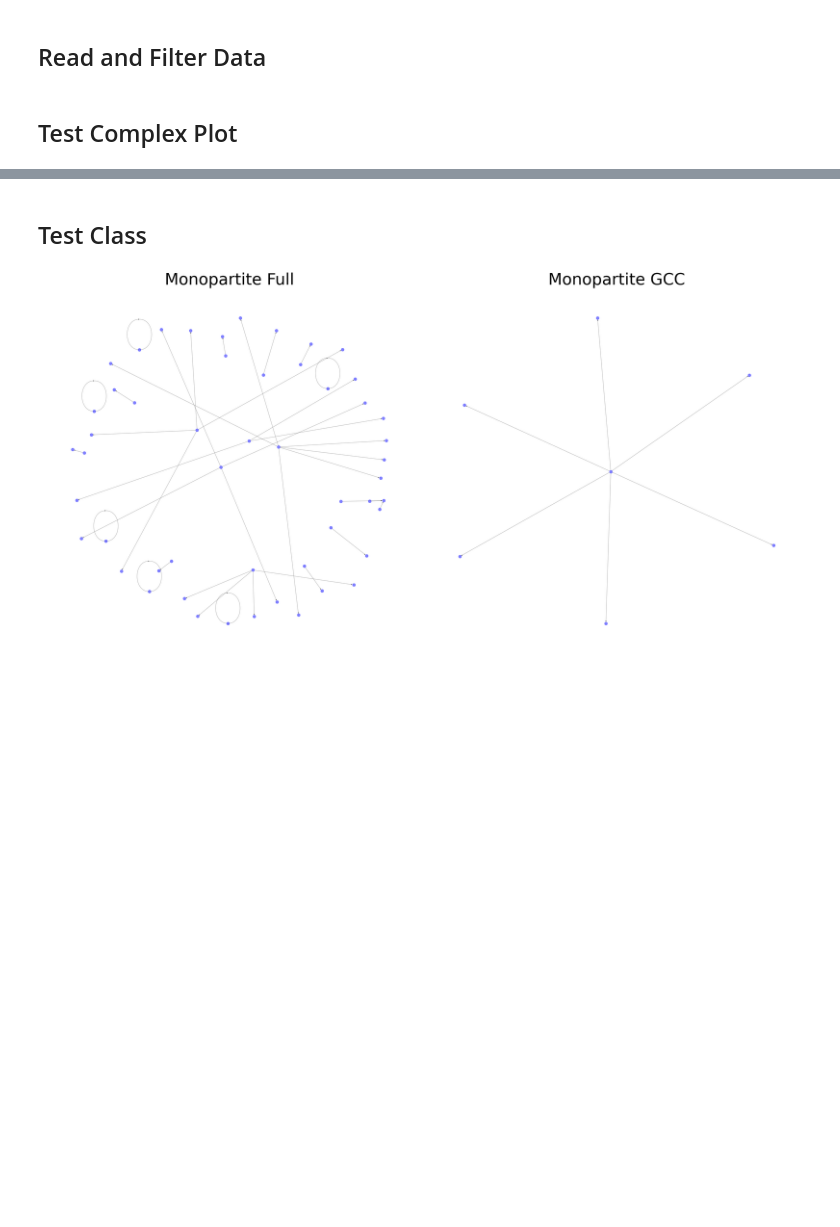
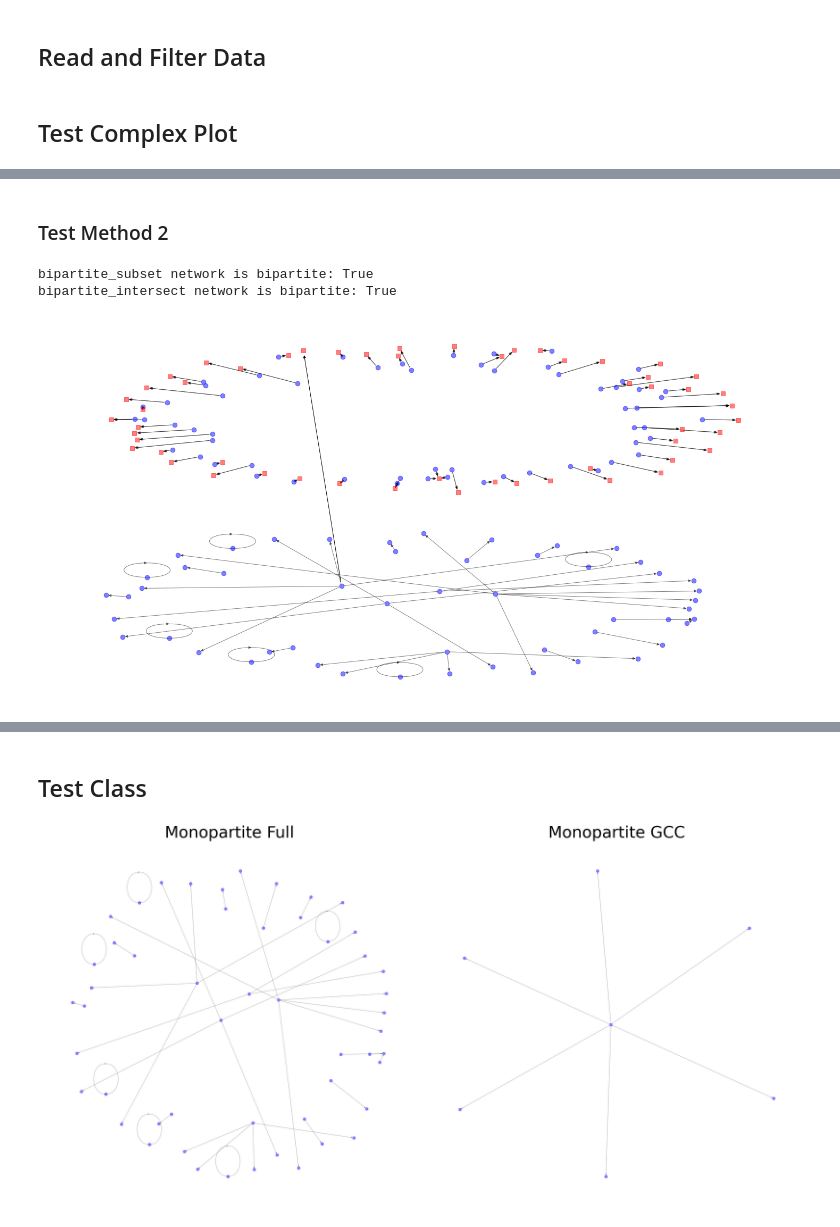
Before and after one commit to ba-group-projects/eth-trx-china-ban, a Jupyter notebook: mattheus_eda copy.ipynb, the cells around one changed output, grey strips where cells are left out. Drawn from its saved outputs; the diff is of its cells as text; code cells hidden in the pictures; blank space fills up the shorter version.

```diff
--- a/mattheus_eda copy.ipynb
+++ b/mattheus_eda copy.ipynb
@@ -61,6 +72,8 @@ userSpace = df[(df.from_address_type == 'EOA') & (df.to_address_type == 'EOA')]
 bipartiteSpace = df[((df.from_address_type == 'EOA') & (df.to_address_type == 'Contract')) | ((df.from_address_type == 'Contract') & (df.to_address_type == 'EOA'))]
 userSpace = userSpace[['from_address','to_address','value']]
 bipartiteSpace = bipartiteSpace[['from_address','to_address','value']]
+# %% [markdown]
+### Test Method 2
 # %%
 ##### generate networks
 network_analysis_obj = NetworkAnalysis(df)
@@ -68,0 +109,67 @@ bipartite_full = network_analysis_obj.gen_network(network_type='bipartite_full')
+# %%
+##### aesthetic variables
+seed = 100; user_color = 'blue'; contract_color = 'red'
+node_size = 75; contract_node_shape = 's'; alpha = 0.5
+center_shift = 1.25
+
+fig = plt.figure(figsize=(20, 10), constrained_layout=True)
+
+##### plot monopartite
+ax1 = fig.add_subplot(111)
+network_type = 'monopartite_full'
+network = monopartite_full
+
+monopartite_pos=nx.spring_layout(network, seed = seed, center=(0,center_shift*-1))
+nx.draw(network,monopartite_pos,arrows=True,node_size=node_size,
+                    node_color=user_color, alpha=alpha, with_labels=False)
+
+##### plot subset of bipartite
+network_type = 'bipartite_subset'
+network = bipartite_subset
+print(f'{network_type} network is bipartite: {nx.is_bipartite(network)}')
+
+subset_users=[]; subset_contracts=[]
+for node in network.nodes(data=True):
+    address = node[0]
+    attribute = node[1]['bipartite']
+    if attribute == 0:
+        subset_users.append(address)
+    else:
+        subset_contracts.append(address)
+
+bipartite_subset_pos = nx.spring_layout(network, seed = seed, center=(0,center_shift))
+# draw the network - user nodes
+nx.draw(network,bipartite_subset_pos,arrows=True,nodelist=list(subset_users),
+        node_color=user_color,alpha=alpha,node_size=node_size, with_labels=False)
+# draw the network - contract nodes
+nx.draw(network,bipartite_subset_pos,arrows=True,nodelist=list(subset_contracts),
+        node_color=contract_color,alpha=alpha,node_shape=contract_node_shape,node_size=node_size)
+
+##### plot intersect of bipartite
+network_type = 'bipartite_intersect'
+network = bipartite_intersect
+print(f'{network_type} network is bipartite: {nx.is_bipartite(network)}')
+
+# TODO: identify positions of user nodes from monopartite and contract nodes from bipartite using list of addresses
+# 1. monopartite_pos
+# 2. bipartite_subset_pos
+
+bipartite_intersect_pos={}
+for node in bipartite_intersect.nodes(data=True):
+    address = node[0]
+    attribute = node[1]['bipartite']
+    if attribute == 0:
+        coordinate = monopartite_pos[address]
+        bipartite_intersect_pos.update({address:coordinate})
+    elif attribute == 1:
+        coordinate = bipartite_subset_pos[address]
+        bipartite_intersect_pos.update({address:coordinate})
+bipartite_intersect_pos
+
+nx.draw_networkx_edges(network, bipartite_intersect_pos)
+
+plt.show()
+# %% [output]
+bipartite_subset network is bipartite: True
+bipartite_intersect network is bipartite: True
+[figure, added]
```
Also changed, not shown: parts of 10 cells of this notebook, 1 other file.
